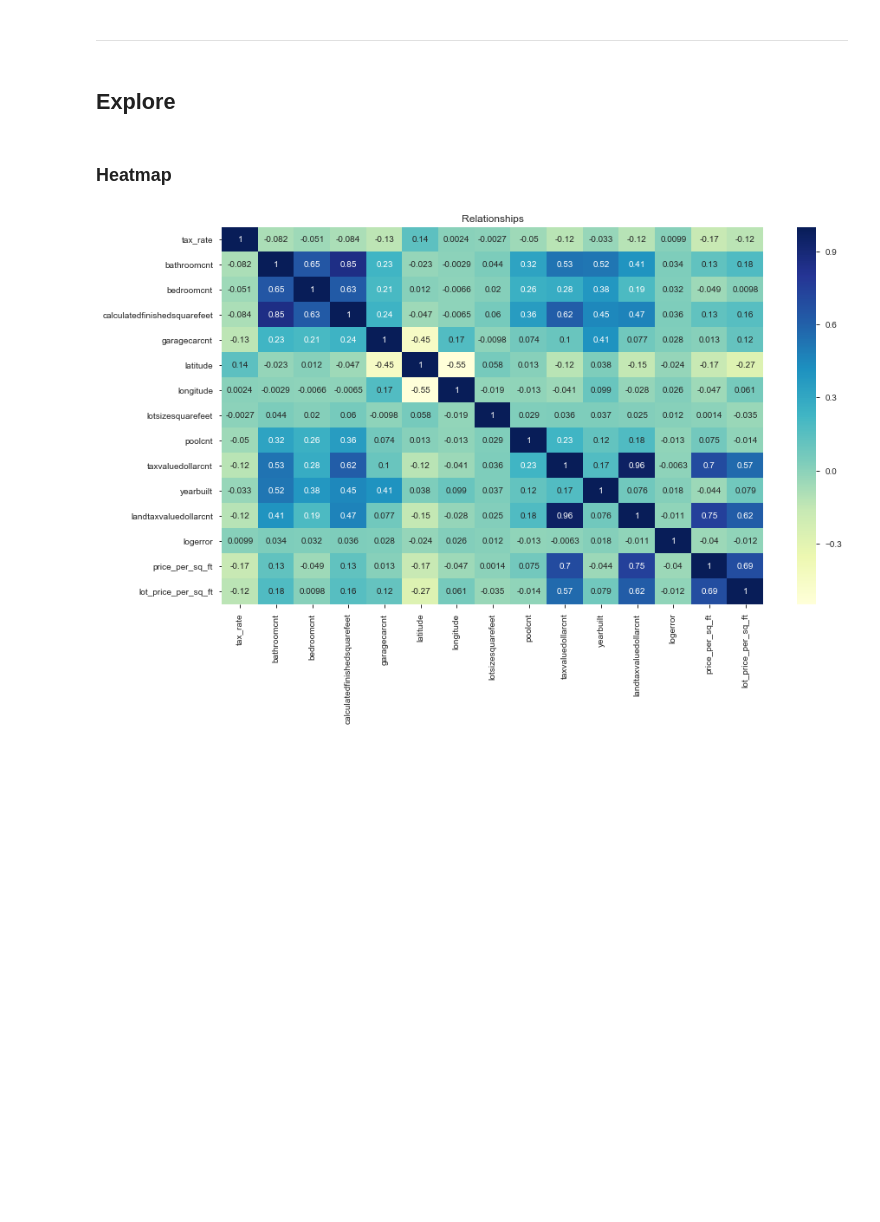
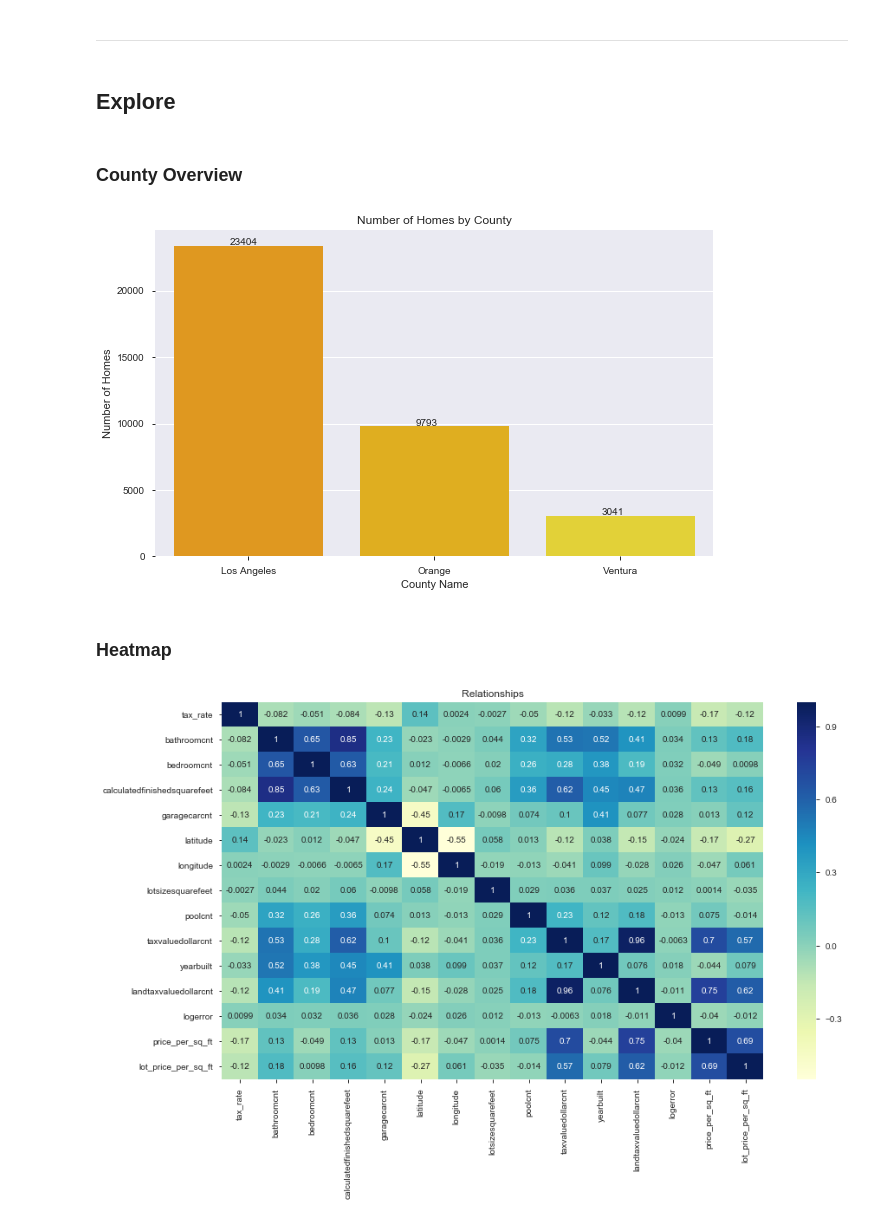
Before and after one commit to FJ-Zillow-Org/Zillow, a Jupyter notebook: deliverable.ipynb, the cells around one changed output. Cells and saved outputs as stored; diff of their text form; code cells hidden in the pictures; blank space fills up the shorter version.

Commit message:
Commit updated viz and order, annotations

```diff
--- a/deliverable.ipynb
+++ b/deliverable.ipynb
@@ -348,6 +346,22 @@ test.shape
 ----
 # %% [markdown]
 ## Explore
+# %% [markdown]
+### County Overview
+# %%
+plt.rcParams["figure.figsize"] = (10,6)
+
+ax = sns.countplot(data=train, x='county_name', order=['Los Angeles', 'Orange', 'Ventura'], palette='Wistia_r')
+
+for p in ax.patches:
+        ax.annotate('{:.0f}'.format(p.get_height()), (p.get_x()+0.3, p.get_height()+50))
+
+plt.title('Number of Homes by County')
+plt.xlabel('County Name')
+plt.ylabel('Number of Homes')
+plt.show()
+# %% [output]
+[figure, added]
 # %% [markdown]
 ### Heatmap
 # %%
```
Also changed, not shown: parts of 49 cells of this notebook.
